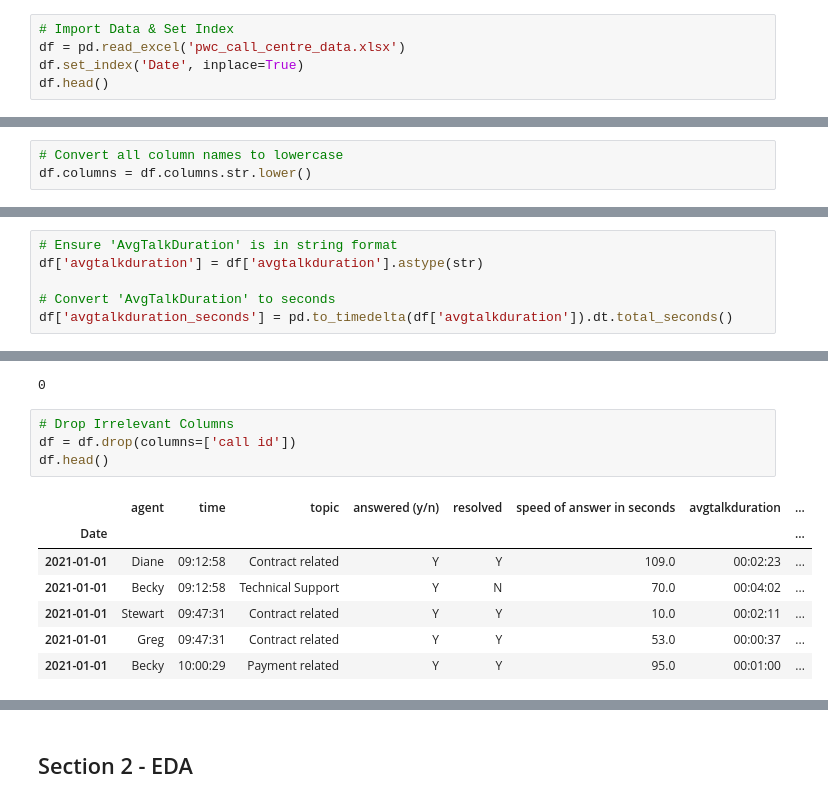
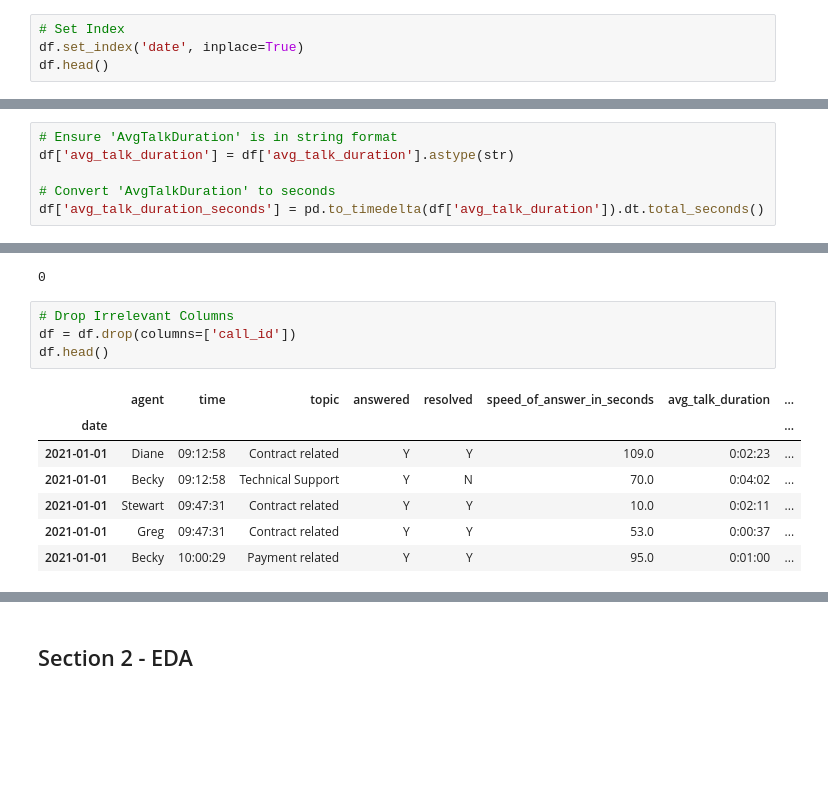
Before and after one commit to daveysull/PFDA, a Jupyter notebook: project/project.ipynb, the cells around one changed output, grey strips where cells are left out. Saved outputs shown, nothing was run; the diff lists cells and outputs as text; blank space fills up the shorter version.

```diff
--- a/project/project.ipynb
+++ b/project/project.ipynb
@@ -45,6 +76,5 @@ import seaborn as sns
 # %%
-# Import Data & Set Index
-df = pd.read_excel('pwc_call_centre_data.xlsx')
-df.set_index('Date', inplace=True)
+# Set Index
+df.set_index('date', inplace=True)
 df.head()
 # %% [output]
@@ -58,3 +87,0 @@ df.head()
-# %%
-# Convert all column names to lowercase
-df.columns = df.columns.str.lower()
@@ -68,7 +98,7 @@ https://pandas.pydata.org/docs/reference/api/pandas.Series.dt.total_seconds.html
 # %%
 # Ensure 'AvgTalkDuration' is in string format
-df['avgtalkduration'] = df['avgtalkduration'].astype(str)
+df['avg_talk_duration'] = df['avg_talk_duration'].astype(str)
 
 # Convert 'AvgTalkDuration' to seconds
-df['avgtalkduration_seconds'] = pd.to_timedelta(df['avgtalkduration']).dt.total_seconds()
+df['avg_talk_duration_seconds'] = pd.to_timedelta(df['avg_talk_duration']).dt.total_seconds()
 # %% [markdown]
@@ -96,13 +126,13 @@ duplicates
 0
 # %%
 # Drop Irrelevant Columns
-df = df.drop(columns=['call id'])
+df = df.drop(columns=['call_id'])
 df.head()
 # %% [output]
-|  | agent | time | topic | answered (y/n) | resolved | speed of answer in seconds | avgtalkduration | ... |
-| Date |  |  |  |  |  |  |  | ... |
-| 2021-01-01 | Diane | 09:12:58 | Contract related | Y | Y | 109.0 | 00:02:23 | ... |
-| 2021-01-01 | Becky | 09:12:58 | Technical Support | Y | N | 70.0 | 00:04:02 | ... |
-| 2021-01-01 | Stewart | 09:47:31 | Contract related | Y | Y | 10.0 | 00:02:11 | ... |
-| 2021-01-01 | Greg | 09:47:31 | Contract related | Y | Y | 53.0 | 00:00:37 | ... |
-| 2021-01-01 | Becky | 10:00:29 | Payment related | Y | Y | 95.0 | 00:01:00 | ... |
+|  | agent | time | topic | answered | resolved | speed_of_answer_in_seconds | avg_talk_duration | ... |
+| date |  |  |  |  |  |  |  | ... |
+| 2021-01-01 | Diane | 09:12:58 | Contract related | Y | Y | 109.0 | 0:02:23 | ... |
+| 2021-01-01 | Becky | 09:12:58 | Technical Support | Y | N | 70.0 | 0:04:02 | ... |
+| 2021-01-01 | Stewart | 09:47:31 | Contract related | Y | Y | 10.0 | 0:02:11 | ... |
+| 2021-01-01 | Greg | 09:47:31 | Contract related | Y | Y | 53.0 | 0:00:37 | ... |
+| 2021-01-01 | Becky | 10:00:29 | Payment related | Y | Y | 95.0 | 0:01:00 | ... |
```
Also changed, not shown: parts of 26 cells of this notebook, 3 other files.
